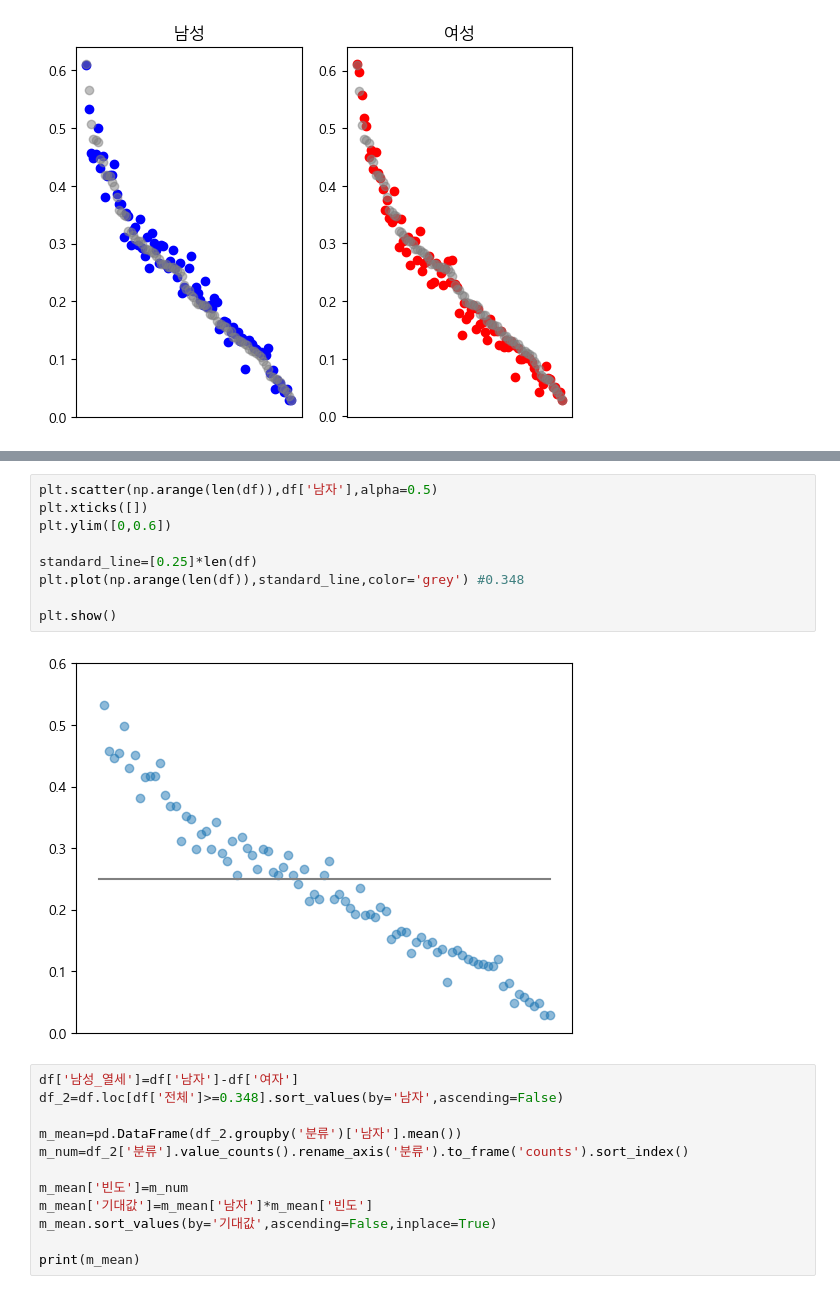
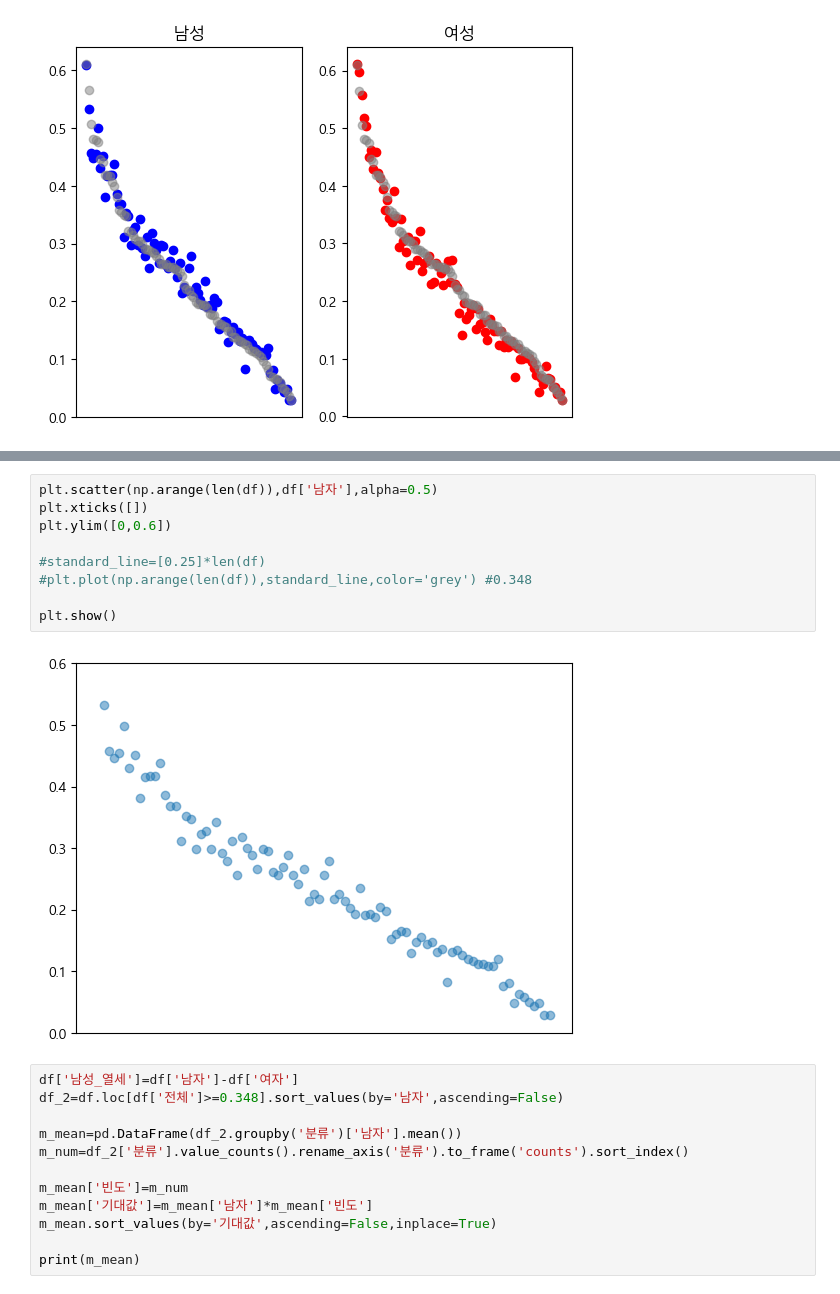
Before and after one commit to sheershay/finding-yold, a Jupyter notebook: 01_선행연구_분석.ipynb, the cells around one changed output, grey strips where cells are left out. Cells and saved outputs as stored; diff of their text form.

```diff
--- a/01_선행연구_분석.ipynb
+++ b/01_선행연구_분석.ipynb
@@ -28,14 +45,14 @@ Text(0.5, 1.0, '여성')
 # %%
 plt.scatter(np.arange(len(df)),df['남자'],alpha=0.5)
 plt.xticks([])
 plt.ylim([0,0.6])
 
-standard_line=[0.25]*len(df)
-plt.plot(np.arange(len(df)),standard_line,color='grey') #0.348
+#standard_line=[0.25]*len(df)
+#plt.plot(np.arange(len(df)),standard_line,color='grey') #0.348
 
 plt.show()
 # %% [output]
-[figure, old version]
+[figure, new version]
 # %%
 df['남성_열세']=df['남자']-df['여자']
 df_2=df.loc[df['전체']>=0.348].sort_values(by='남자',ascending=False)
```
Also changed, not shown: parts of 4 cells of this notebook.
